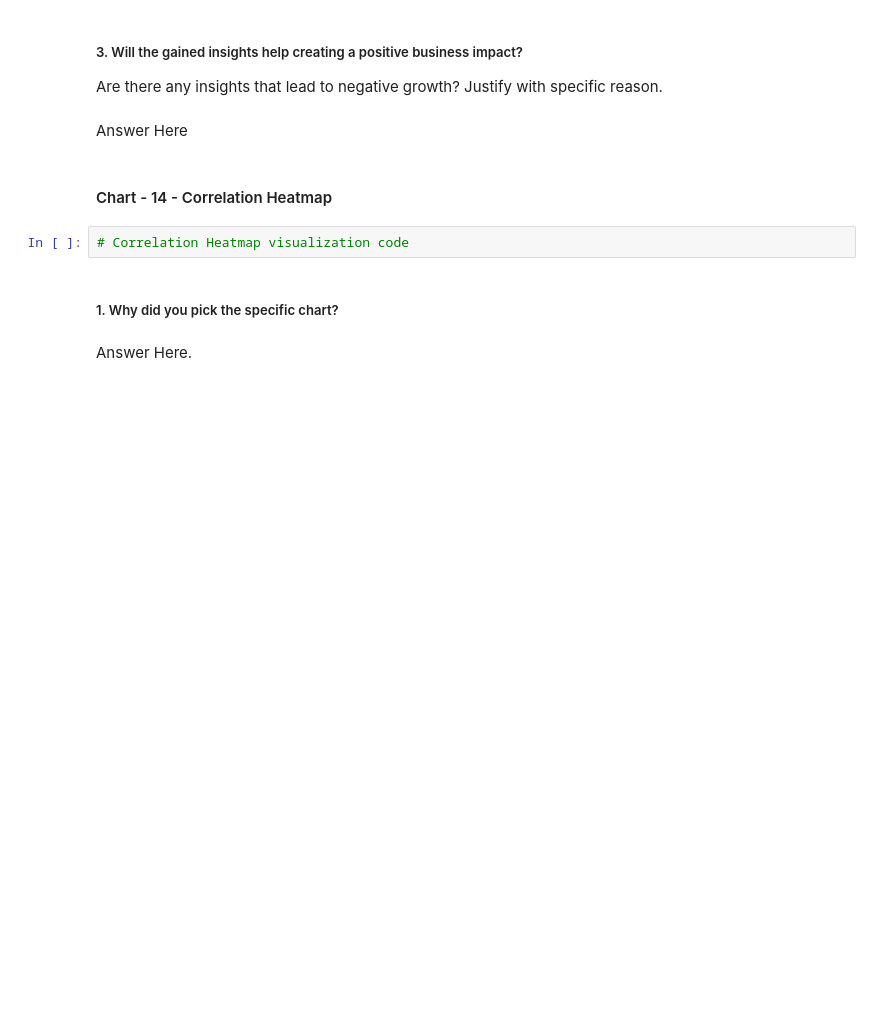
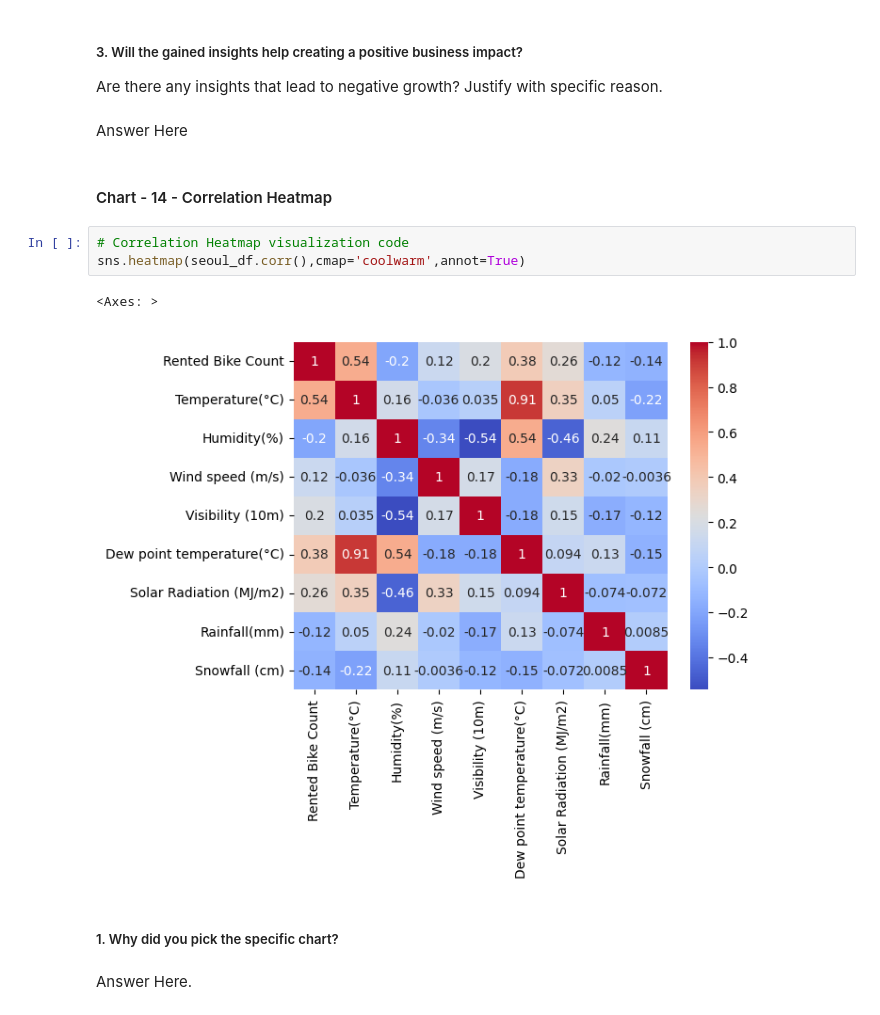
Before and after one commit to KeertanPatro/EDA_regression, a Jupyter notebook: Seoul_bike_sharing_prediction.ipynb, the cells around one changed output. Drawn from its saved outputs; the diff is of its cells as text; blank space fills up the shorter version.

```diff
--- a/Seoul_bike_sharing_prediction.ipynb
+++ b/Seoul_bike_sharing_prediction.ipynb
@@ -778,6 +838,10 @@ Answer Here
 #### Chart - 14 - Correlation Heatmap
 # %%
 # Correlation Heatmap visualization code
+sns.heatmap(seoul_df.corr(),cmap='coolwarm',annot=True)
+# %% [output]
+<Axes: >
+[figure, added]
 # %% [markdown]
 ##### 1. Why did you pick the specific chart?
 # %% [markdown]
```
Also changed, not shown: parts of 91 cells of this notebook.
